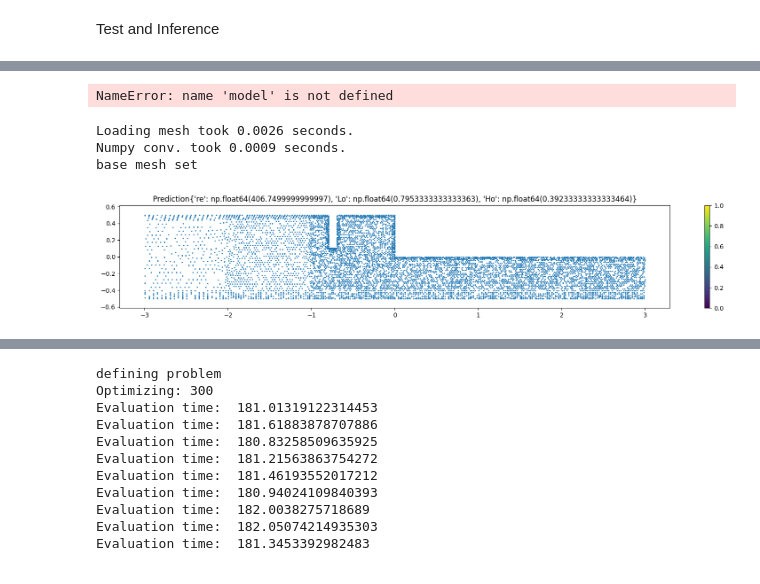
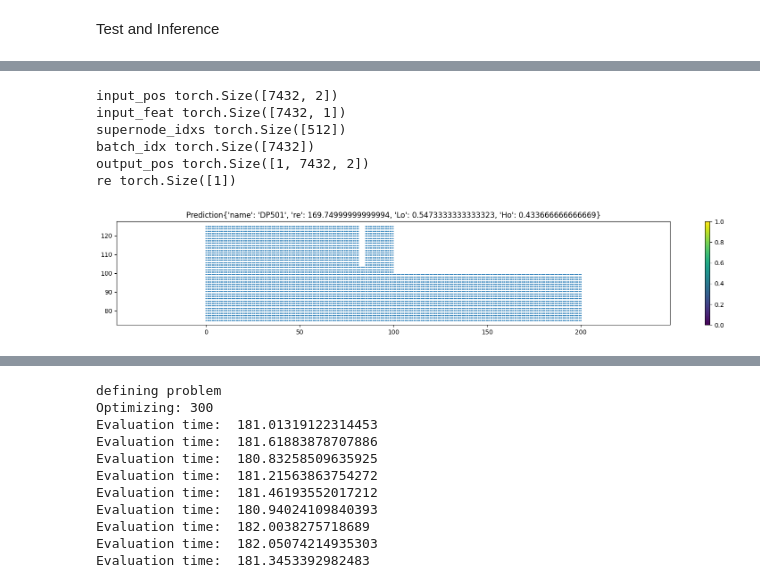
Before and after one commit to battlejacket/upt-tutorial, a Jupyter notebook: ffsRans.ipynb, the cells around one changed output, grey strips where cells are left out. Drawn from its saved outputs; the diff is of its cells as text; code cells hidden in the pictures.

Commit message:
inference and  dataset upd

```diff
--- a/ffsRans.ipynb
+++ b/ffsRans.ipynb
@@ -350,6 +350,8 @@ test_hr_dataset = ffsDataset(
     # mode
     mode="test",
     crop_values=crop_values,
+    useMesh=None,
+    use_inferencer_inputs=True
 )
 from torch.utils.data import DataLoader
 from upt.collators.ffs_collator import ffsCollator
@@ -419,63 +413,60 @@ Ho = parameters['Ho']
 from ffsInference import ffsInference
 
 inferencer = ffsInference(
-    train_dataset=test_hr_dataset,
-    totalPoints=10000,
+    base_dataset=test_hr_dataset,
     numSupernodes=512,
     model=model,
     device=device,
-    useMesh='modify'
 )
-# %% [output]
-NameError: name 'model' is not defined
 # %%
 
 parameter_sets = np.array([(re, Lo, Ho)])  # Example parameter sets
 # results = inferencer.infer(parameter_sets, output_pos=test_batch["output_pos"].clone())
-results = inferencer.infer(parameter_sets)
+results = inferencer.infer(parameter_sets=parameter_sets, batch_size=1)
 # %% [output]
-Loading mesh took 0.0026 seconds.
-Numpy conv. took 0.0009 seconds.
-base mesh set
+input_pos torch.Size([7432, 2])
+input_feat torch.Size([7432, 1])
+supernode_idxs torch.Size([512])
+batch_idx torch.Size([7432])
+output_pos torch.Size([1, 7432, 2])
+re torch.Size([1])
 # %%
 # generated input vs target
 idx = 0
-parameters = results['parameters'][idx]
-parameterString = [(key + ': ' + str(value)) for key, value in parameters.items()]
 points = results['points'][idx]
 pred_all = results['predictions'][idx]
 
 
 x_pos, y_pos = points.unbind(1)
-pred = pred_all[:,0]
+pred = pred_all #[:,0]
 target_all = test_dataset.denormalize_feat(test_batch["target_feat"])[:10000]
 target = target_all[:,0]
 
 # Visualize
 plt.figure(figsize=(20, 3))
 plt.scatter(x_pos, y_pos, marker="o", s=1)
 plt.colorbar()
 plt.axis("equal")
 plt.title("Prediction" + str(parameters))
 plt.show()
 
 # _, axes = plt.subplots(3, 1, figsize=(10, 5)) #, figsize=(10, 2)
 # axes[0].scatter(x_pos, y_pos, c=target, marker="s", s=1)
 # axes[0].set_title("target")
 # axes[0].set_axis_off()
 # axes[1].scatter(x_pos, y_pos, c=pred, marker="s", s=1)
 # axes[1].set_title("generated")
 # axes[1].set_axis_off()
 # scatter_diff = axes[2].scatter(x_pos, y_pos, c=pred-target, marker="s", s=1)
 # axes[2].set_title("diff")
 # axes[2].set_axis_off()
 # plt.colorbar(scatter_diff, ax=axes[2], orientation="horizontal")
 # plt.tight_layout()
 # # plt.colorbar()
 # # plt.title(test_batch["name"])
 # plt.show()
 # %% [output]
-[figure, old version]
+[figure, new version]
 # %%
 # make predictions
 
```
Also changed, not shown: parts of 5 cells of this notebook, 4 other files.
